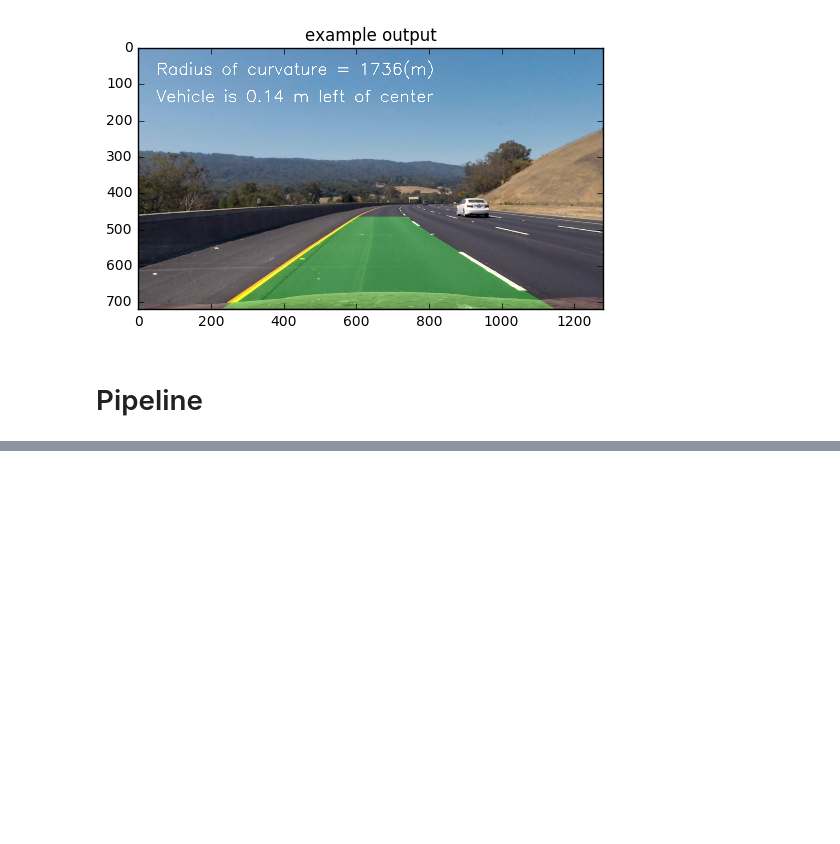
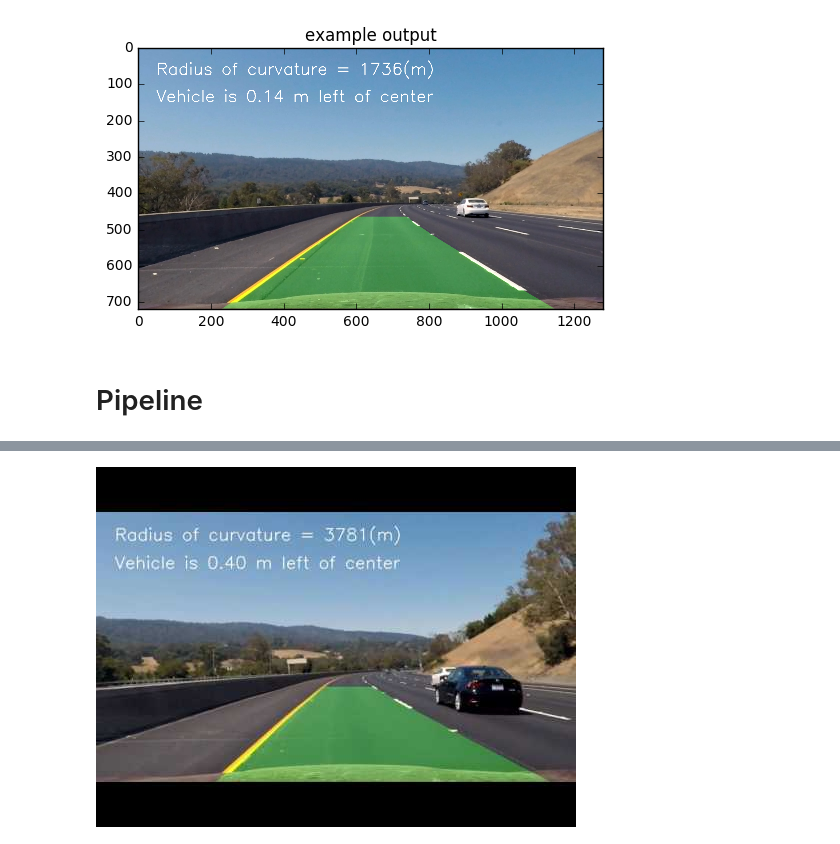
Before and after one commit to pzawadzk/Advanced-Lane-Lines, a Jupyter notebook: Line_detection.ipynb, the cells around one changed output, grey strips where cells are left out. Saved outputs shown, nothing was run; the diff lists cells and outputs as text; code cells hidden in the pictures; blank space fills up the shorter version.

Commit message:
add video

```diff
--- a/Line_detection.ipynb
+++ b/Line_detection.ipynb
@@ -156,0 +149,5 @@ HTML("""
+# %%
+from IPython.display import YouTubeVideo
+YouTubeVideo('vg3sN9wN-N0')
+# %% [output]
+[figure, added]
```
Also changed, not shown: parts of 2 cells of this notebook, 1 other file.
